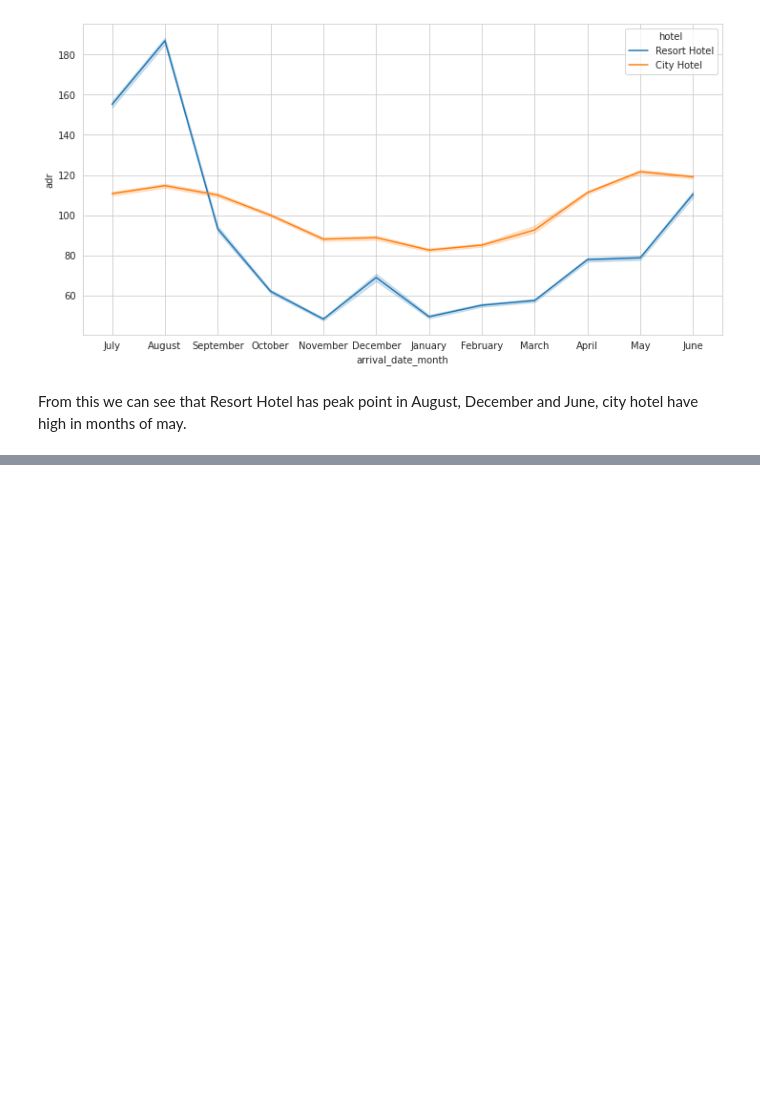
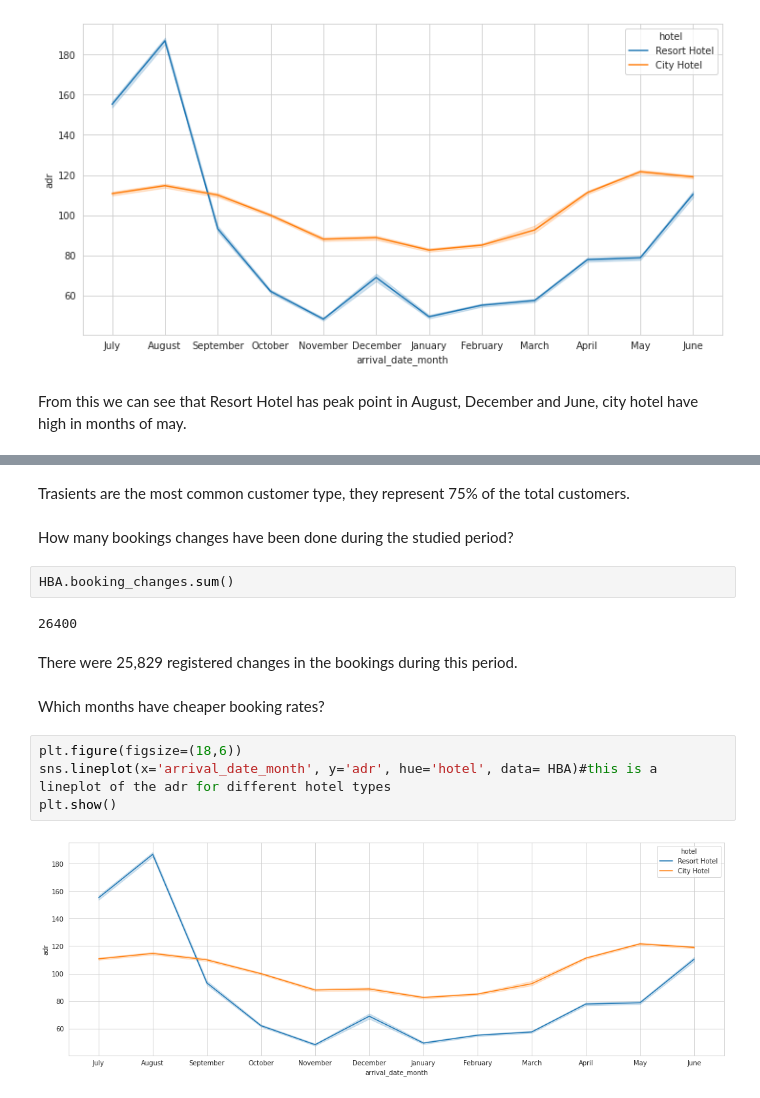
Before and after one commit to VermaSanjayrk/Hotel-booking-Analysis, a Jupyter notebook: Sanjay_Hotel_Booking_Analysis_Capstone_Project.ipynb, the cells around one changed output, grey strips where cells are left out. Saved outputs shown, nothing was run; the diff lists cells and outputs as text; blank space fills up the shorter version.

```diff
--- a/Sanjay_Hotel_Booking_Analysis_Capstone_Project.ipynb
+++ b/Sanjay_Hotel_Booking_Analysis_Capstone_Project.ipynb
@@ -596,0 +625,18 @@ From this we can see that Resort Hotel has peak point in August, December and Ju
+# %% [markdown]
+Trasients are the most common customer type, they represent 75% of the total customers.
+# %% [markdown]
+How many bookings changes have been done during the studied period?
+# %%
+HBA.booking_changes.sum()
+# %% [output]
+26400
+# %% [markdown]
+There were 25,829 registered changes in the bookings during this period.
+# %% [markdown]
+Which months have cheaper booking rates?
+# %%
+plt.figure(figsize=(18,6))
+sns.lineplot(x='arrival_date_month', y='adr', hue='hotel', data= HBA)#this is a lineplot of the adr for different hotel types
+plt.show()
+# %% [output]
+[figure, added]
```
Also changed, not shown: parts of 9 cells of this notebook.
